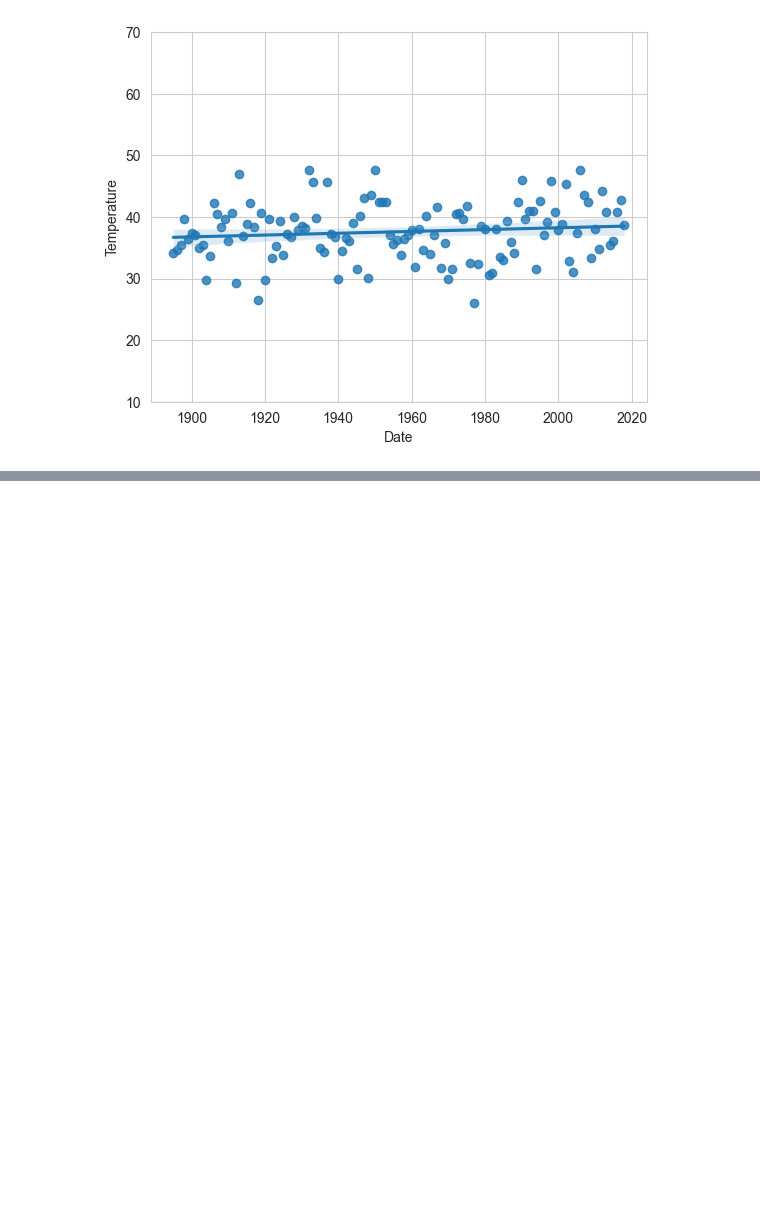
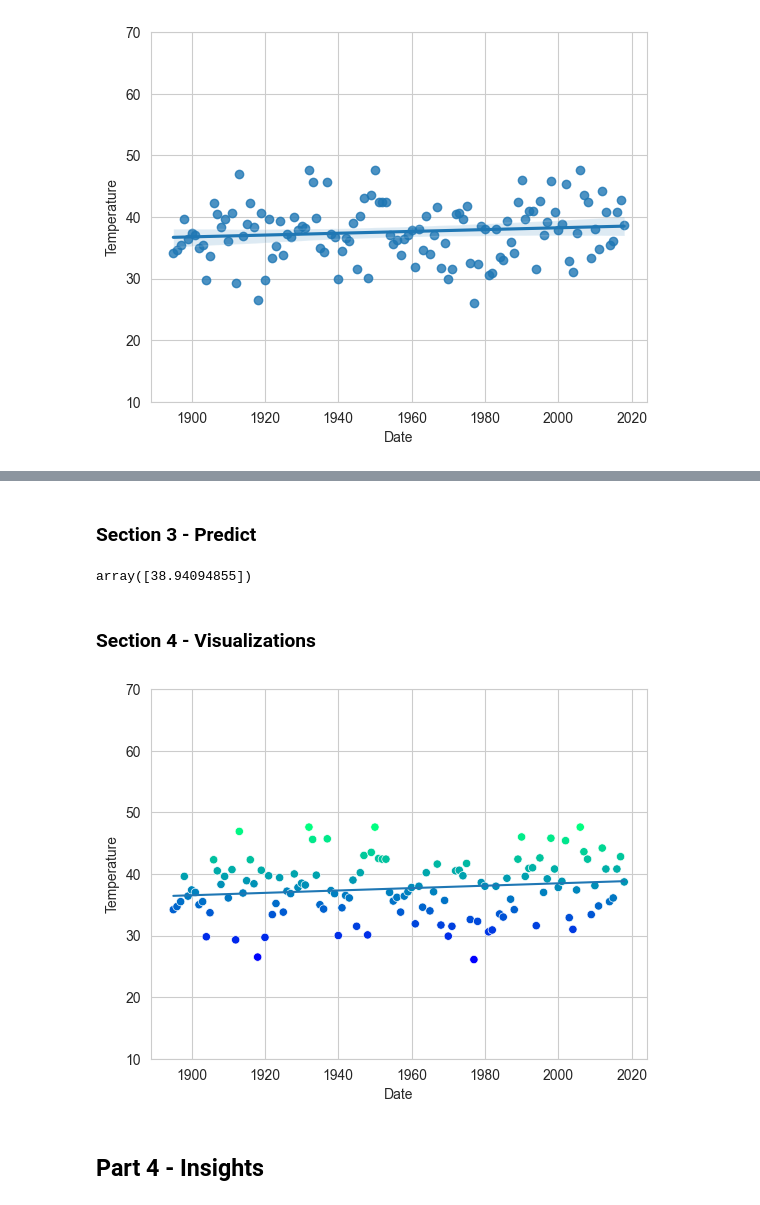
Before and after one commit to nwn8/datafun-07-ml, a Jupyter notebook: Nate_ml.ipynb, the cells around one changed output, grey strips where cells are left out. Drawn from its saved outputs; the diff is of its cells as text; code cells hidden in the pictures; blank space fills up the shorter version.

Commit message:
Section 2

```diff
--- a/Nate_ml.ipynb
+++ b/Nate_ml.ipynb
@@ -124,0 +131,4 @@ axes.set_ylim(10, 70)
+# %%
+X_train, X_test, y_train, y_test = train_test_split(
+     nyc_df2.Date.values.reshape(-1, 1), nyc_df2.Temperature.values,
+     random_state=11)
@@ -124,0 +143,3 @@ axes.set_ylim(10, 70)
+# %%
+linear_regression = LinearRegression()
+linear_regression.fit(X=X_train, y=y_train)
@@ -124,0 +173,30 @@ axes.set_ylim(10, 70)
+# %% [markdown]
+### Section 3 - Predict
+# %%
+predict = (lambda x: linear_regression.coef_ * x +
+                      linear_regression.intercept_)
+# %%
+predict(2024)
+# %% [output]
+array([38.94094855])
+# %% [markdown]
+### Section 4 - Visualizations
+# %%
+axes = sns.scatterplot(data=nyc_df2, x='Date', y='Temperature',
+     hue='Temperature', palette='winter', legend=False)
+
+axes.set_ylim(10, 70)
+
+import numpy as np
+
+x = np.array([min(nyc_df2.Date.values), max(nyc_df2.Date.values)])
+
+y = predict(x)
+
+import matplotlib.pyplot as plt
+
+line = plt.plot(x, y)
+# %% [output]
+[figure, added]
+# %% [markdown]
+## Part 4 - Insights
```
Also changed, not shown: parts of 14 cells of this notebook.
